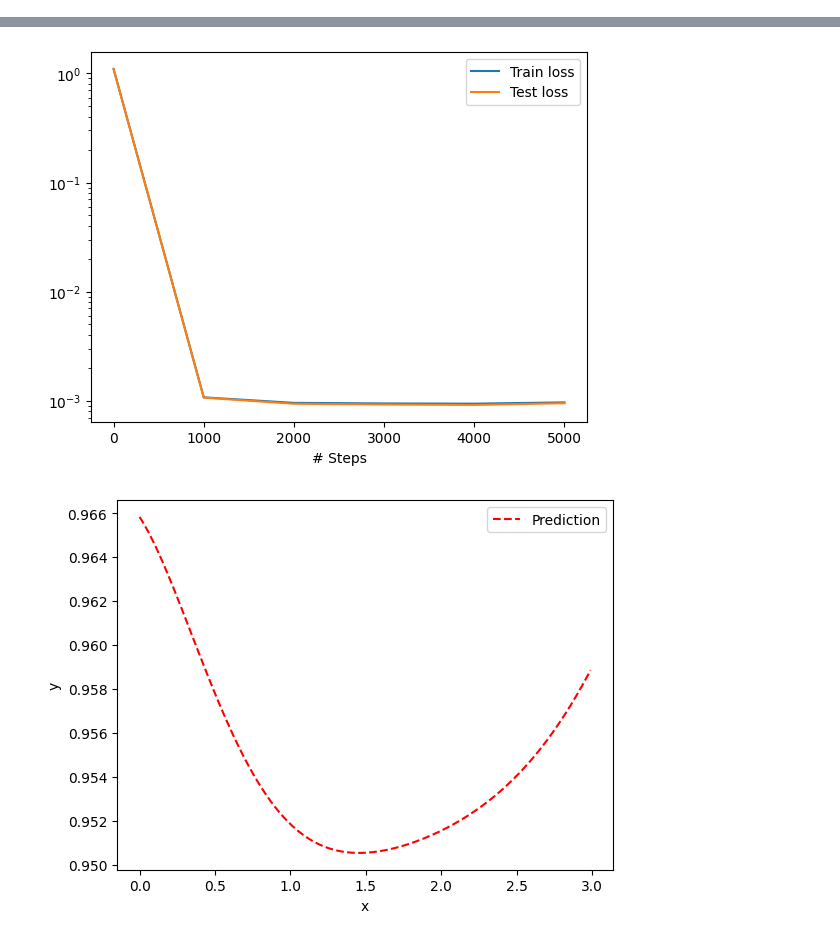
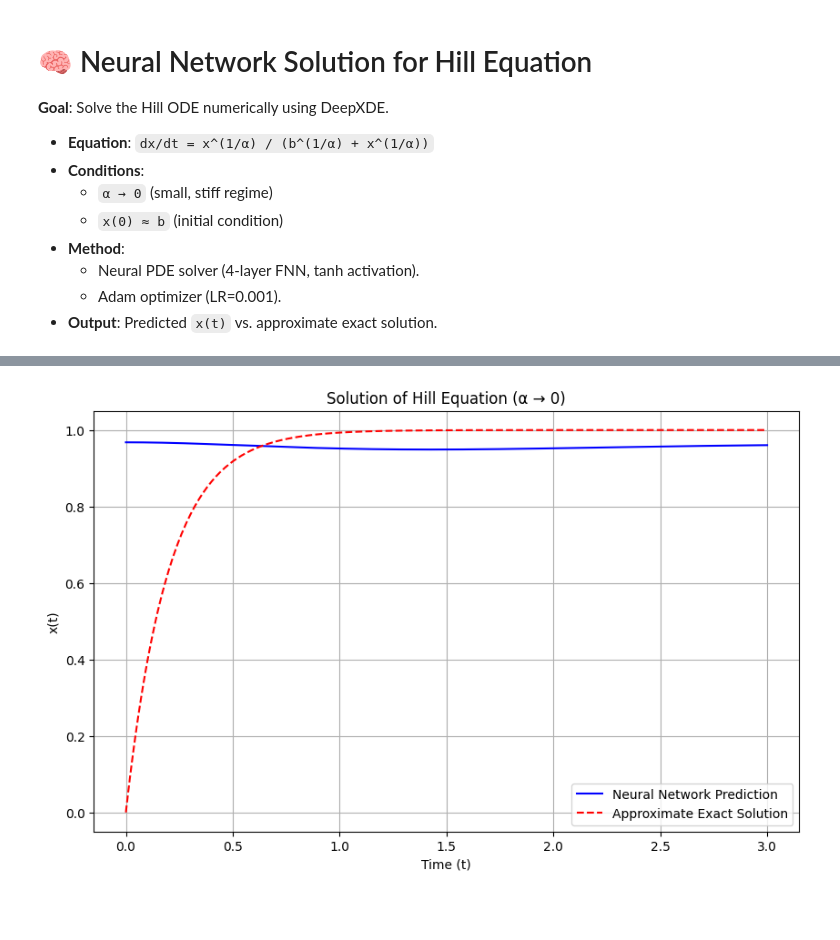
Before and after one commit to componavt/differential_equations, a Jupyter notebook: src/hill_equation/deepxde.ipynb, the cells around one changed output, grey strips where cells are left out. Drawn from its saved outputs; the diff is of its cells as text; code cells hidden in the pictures; blank space fills up the shorter version.

```diff
--- a/src/hill_equation/deepxde.ipynb
+++ b/src/hill_equation/deepxde.ipynb
@@ -1,27 +1,40 @@
 # %% [markdown]
 <a href="https://colab.research.google.com/github/componavt/differential_equations/blob/main/src/hill_equation/deepxde.ipynb" target="_parent"><img src="https://colab.research.google.com/assets/colab-badge.svg" alt="Open In Colab"/></a>
+# %% [markdown]
+# 🧠 Neural Network Solution for Hill Equation
+**Goal**: Solve the Hill ODE numerically using DeepXDE.
+
+- **Equation**: `dx/dt = x^(1/α) / (b^(1/α) + x^(1/α))`
+- **Conditions**:
+  - `α → 0` (small, stiff regime)
+  - `x(0) ≈ b` (initial condition)
+- **Method**:
+  - Neural PDE solver (4-layer FNN, tanh activation).
+  - Adam optimizer (LR=0.001).
+- **Output**: Predicted `x(t)` vs. approximate exact solution.
+# %%
+# Параметры
+alpha = 0.01
+b = 1.0
+x0 = b * 0.99999  # Начальное условие x(0) ≈ b
+
+!pip install deepxde
+import deepxde as dde
+import numpy as np
+import tensorflow as tf
+import matplotlib.pyplot as plt
 # %%
-!pip install deepxde
-import deepxde as dde
-import numpy as np
-import tensorflow as tf
-
-# Параметры
-alpha = 0.01  # Близко к нулю, но не ноль (сингулярность)
-b = 1.0       # Пример значения b > 0
-
-# Определение уравнения
+# Определение уравнения Хилла
 def hill_equation(x, y):
-    dy_t = dde.grad.jacobian(y, x, i=0, j=0)  # dy/dt
-    x_alpha = tf.pow(y, 1/alpha)              # x^(1/alpha)
-    b_alpha = tf.pow(b, 1/alpha)              # b^(1/alpha)
+    dy_t = dde.grad.jacobian(y, x, i=0, j=0)
+    x_alpha = tf.pow(y, 1/alpha)
+    b_alpha = tf.pow(b, 1/alpha)
     return dy_t - x_alpha / (b_alpha + x_alpha)
 
-# Геометрия (временной интервал)
+# Геометрия временного интервала
 geom = dde.geometry.TimeDomain(0, 3)
 
-# Начальное условие x(0) ≈ b
-x0 = b * 0.99  # Чуть меньше b
+# Начальное условие
 ic = dde.icbc.IC(geom, lambda x: x0, lambda _, on_initial: on_initial)
 
 # Данные для обучения
@@ -41,6 +54,23 @@ model = dde.Model(data, dde.nn.FNN([1] + [32] * 4 + [1], "tanh", "Glorot normal"
 model.compile("adam", lr=0.001)
 model.train(iterations=5000, display_every=1000)
 
-# Визуализация
-dde.saveplot(model.losshistory, model.train_state, issave=False, isplot=True)
+# Предсказание модели на тестовых данных
+t_test = np.linspace(0, 3, 300).reshape(-1, 1)
+x_pred = model.predict(t_test)
+
+# Приближенное "точное" решение (пример)
+# Для alpha → 0 уравнение становится ступенчатой функцией.
+# При x(0) ≈ b решение быстро растет к насыщению.
+x_exact_approx = b * (1 - np.exp(-5 * t_test))  # Примерная аппроксимация
+
+# Построение графиков
+plt.figure(figsize=(10, 6))
+plt.plot(t_test, x_pred, 'b-', label='Neural Network Prediction')
+plt.plot(t_test, x_exact_approx, 'r--', label='Approximate Exact Solution')
+plt.xlabel('Time (t)')
+plt.ylabel('x(t)')
+plt.title('Solution of Hill Equation (α → 0)')
+plt.legend()
+plt.grid(True)
+plt.show()
 # %% [output]
@@ -64,2 +94 @@ Requirement already satisfied: cycler>=0.10 in /usr/local/lib/python3.11/dist-pa
-[figure, old version]
+[figure, new version]
-[figure, removed]
```
Also changed, not shown: parts of 1 cell of this notebook.
